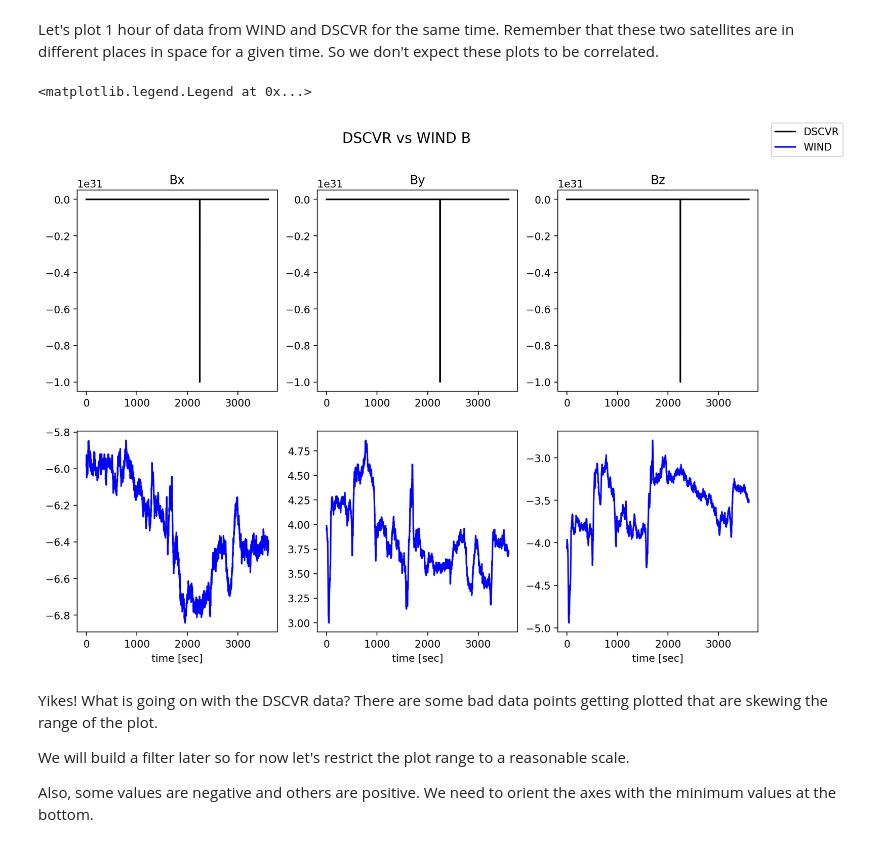
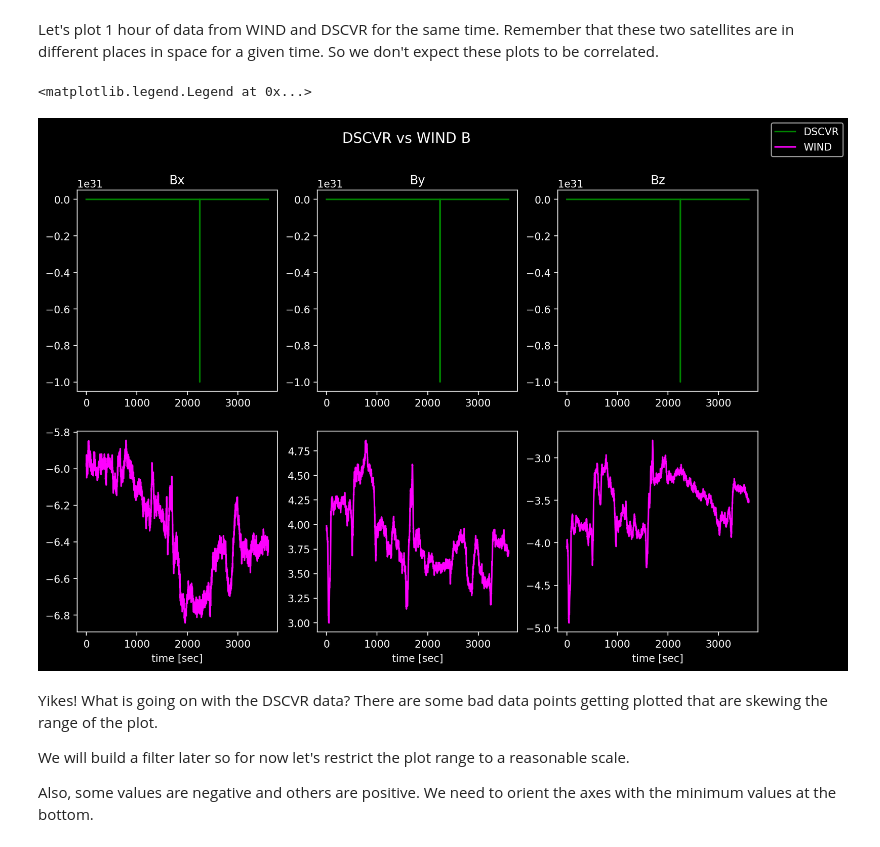
Before and after one commit to ifauh/kamakaniokala, a Jupyter notebook: explore.ipynb, the cells around one changed output. Saved outputs shown, nothing was run; the diff lists cells and outputs as text; code cells hidden in the pictures.

```diff
--- a/explore.ipynb
+++ b/explore.ipynb
@@ -5,3 +13,10 @@ from spacepy import pycdf
+# %%
+style_sheet = 'dark_background' # dark theme
+#style_sheet = 'default'         # light theme
+plt.style.use(style_sheet)
+
+plt.rcParams['figure.figsize'] = [12, 8]
+plt.rcParams['figure.dpi'] = 200 # 200 e.g. is really fine, but slower
 # %% [markdown]
 # Time Conversion functions
 
@@ -94,7 +109,7 @@ Time_resolution: 92 seconds [CDF_CHAR]
 The magnetic field measurement data from WIND is our input or X. In this case it will be one part of X.
 Later we will combine the DSCVR magnetic field data with this WND magnetic field data for training our predictive model.
 # %%
-WND_MFI_DIR = 'data/raw/WND/mfi/2022'
+WND_MFI_DIR = 'data/raw/WIND/mfi/2022'
 wnd_mfi_sample = 'wi_h2_mfi_20220101_v04.cdf'
 
 !ls -l $WND_MFI_DIR | wc -l
@@ -248,35 +257,35 @@ Remember that these two satellites are in different places in space for a given
 So we don't expect these plots to be correlated.
 # %%
 #fig, ((ax1, ax2), (ax3, ax4)) = plt.subplots(2, 2)
-plt.rcParams['figure.figsize'] = [12, 8]
-plt.rcParams['figure.dpi'] = 200 # 200 e.g. is really fine, but slower
+#plt.rcParams['figure.figsize'] = [12, 8]
+#plt.rcParams['figure.dpi'] = 200 # 200 e.g. is really fine, but slower
 
 fig, axs = plt.subplots(2, 3)
 title = 'DSCVR vs WIND B'
 fig.suptitle(title, fontsize=14)
 start = 0
 stop = 3600
 time_axis = np.linspace(start, stop, num=stop-start, endpoint=False)
 
-d_bx, = axs[0,0].plot(time_axis, dsc_B[start:stop,0], color='black', label='Bx')
-d_by, = axs[0,1].plot(time_axis, dsc_B[start:stop,1],color='black', label='By')
-d_bz, = axs[0,2].plot(time_axis, dsc_B[start:stop,2],color='black', label='Bz')
+d_bx, = axs[0,0].plot(time_axis, dsc_B[start:stop,0], color='green', label='Bx')
+d_by, = axs[0,1].plot(time_axis, dsc_B[start:stop,1], color='green', label='By')
+d_bz, = axs[0,2].plot(time_axis, dsc_B[start:stop,2], color='green', label='Bz')
 axs[0, 0].set(title='Bx')
 axs[0, 1].set(title='By')
 axs[0, 2].set(title='Bz')
 #axs[0, 0].set(xlim=(-500,1500))
 axs[1, 0].set(xlabel='time [sec]')
 axs[1, 1].set(xlabel='time [sec]')
 axs[1, 2].set(xlabel='time [sec]')
 
-w_bx, = axs[1,0].plot(time_axis, wnd_B[start:stop,0], color='blue', label='Bx')
-w_by, = axs[1,1].plot(time_axis, wnd_B[start:stop,1],color='blue', label='By')
-w_bz, = axs[1,2].plot(time_axis, wnd_B[start:stop,2],color='blue', label='Bz')
+w_bx, = axs[1,0].plot(time_axis, wnd_B[start:stop,0], color='magenta', label='Bx')
+w_by, = axs[1,1].plot(time_axis, wnd_B[start:stop,1], color='magenta', label='By')
+w_bz, = axs[1,2].plot(time_axis, wnd_B[start:stop,2], color='magenta', label='Bz')
 
 fig.legend([d_bx, w_bx], ['DSCVR', 'WIND'], loc='upper right')
 # %% [output]
 <matplotlib.legend.Legend at 0x...>
-[figure, old version]
+[figure, new version]
 # %% [markdown]
 Yikes! What is going on with the DSCVR data?
 There are some bad data points getting plotted that are skewing the range of the plot.
```
Also changed, not shown: parts of 9 cells of this notebook.
